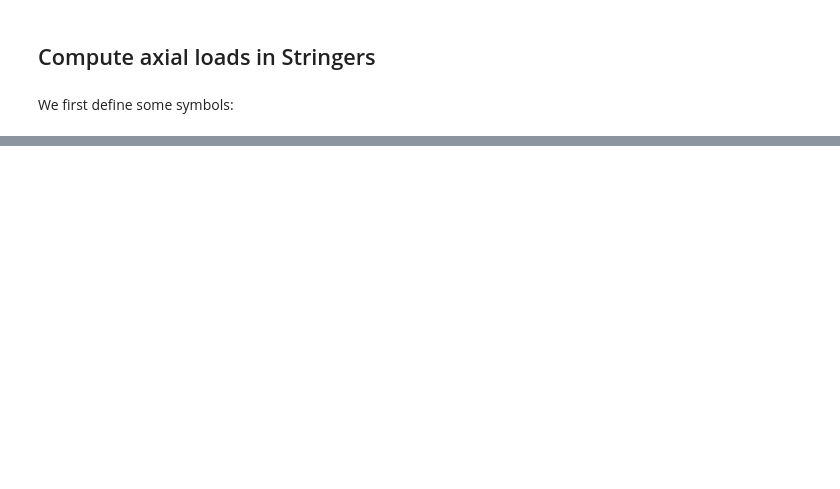
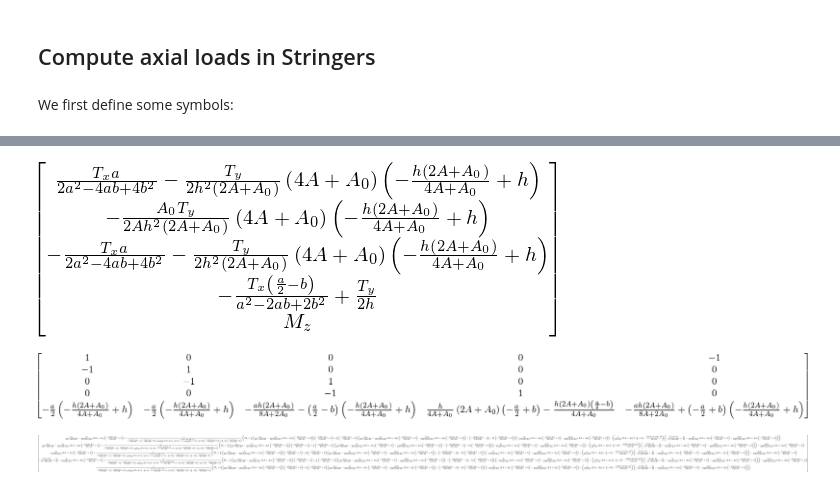
Before and after one commit to Ccaccia73/semimonocoque, a Jupyter notebook: SemiMonoCoque.ipynb, the cells around one changed output, grey strips where cells are left out. Saved outputs shown, nothing was run; the diff lists cells and outputs as text; code cells hidden in the pictures; blank space fills up the shorter version.

```diff
--- a/SemiMonoCoque.ipynb
+++ b/SemiMonoCoque.ipynb
@@ -76,0 +91,12 @@ S1.N
+# %%
+S1.T
+# %% [output]
+[figure, added]
+# %%
+S1.A
+# %% [output]
+[figure, added]
+# %%
+S1.q
+# %% [output]
+[figure, added]
```
Also changed, not shown: parts of 7 cells of this notebook, 1 other file.
